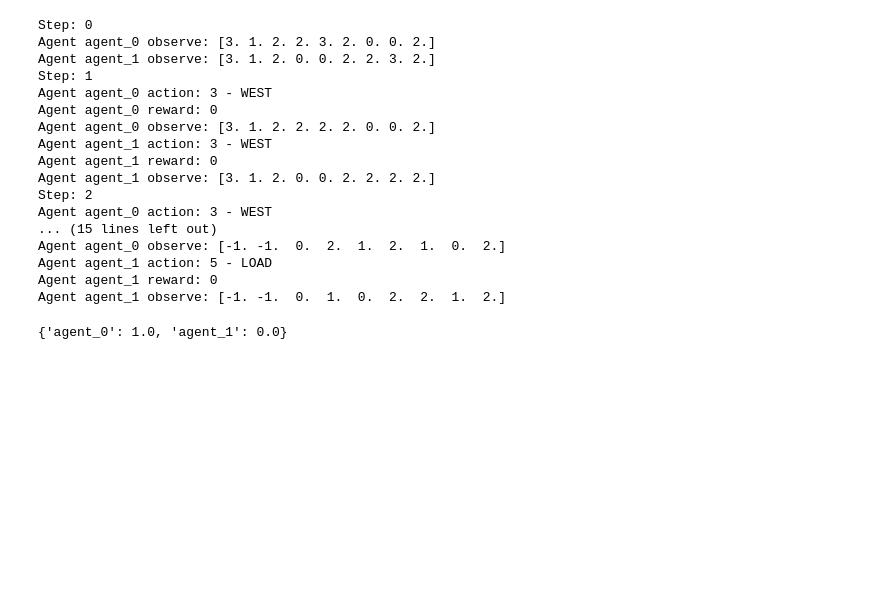
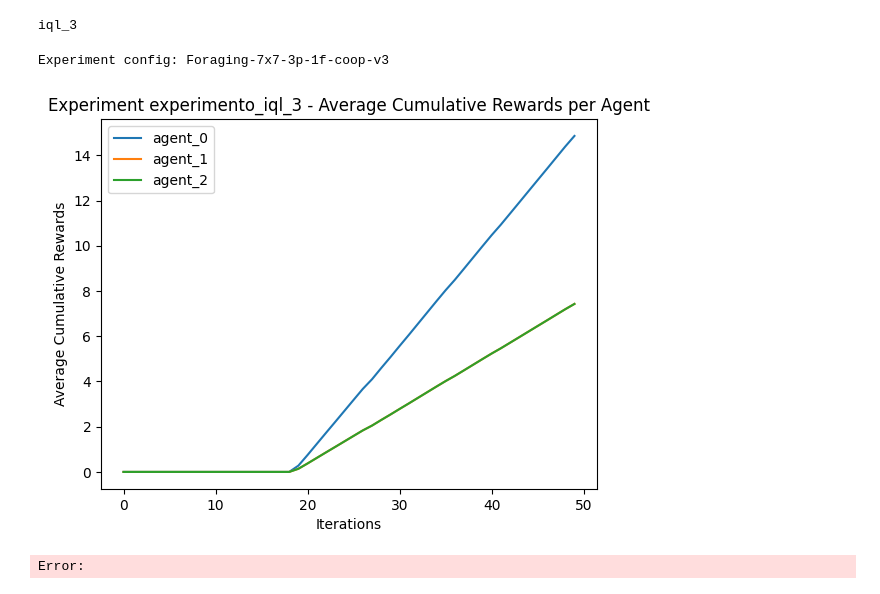
Before and after one commit to GuDuck/Simultaneous-Games, a Jupyter notebook: IQL.ipynb, the cells around one changed output. Drawn from its saved outputs; the diff is of its cells as text; code cells hidden in the pictures; blank space fills up the shorter version.

```diff
--- a/IQL.ipynb
+++ b/IQL.ipynb
@@ -195,10 +206,7 @@ def entrenar_agente_tarea(configurations, config_id, save=False):
     return resultados_dict
 # %%
 # Armar lista de tareas: cada elemento es una tupla (config_id, config)
-tareas = [(config_id, config) for config_id, config in configurations.items() if config_id == '0']
+tareas = [(config_id, config) for config_id, config in configurations.items() if config_id == 'iql_3']
 
 # Número de procesos (podés limitarlo si querés)
 n_proc = min(len(tareas), cpu_count())
-
-with Pool(processes=n_proc) as pool:
-    resultados = pool.map(entrenar_agente_tarea, tareas)
@@ -226,0 +213,2 @@ plt.show()
+# %%
+config_keys = [tarea[0] for tarea in tareas]
@@ -227,24 +229,42 @@ plt.show()
+# %%
+import os
+
+experiments = {}
+for config_id in config_keys:
+    print(config_id)
+    path = f"./experiments/results_{config_id}.pkl"
+    if os.path.exists(path):
+        with open(path, "rb") as f:
+            experiment = pickle.load(f)
+            for key, val in experiment.items():
+                experiments[key] = val
+# %% [output]
+iql_3
 # %%
-for agent in game.agents:
-    agents[agent].learn = False
+for experiment_name, experiment in experiments.items():
+
+    print(f"Experiment config: {experiment['config']['game']}")
+
+    average_rewards = experiment['average_rewards']
+
+    for agent, rewards in average_rewards.items():
+        plt.plot(np.cumsum(rewards), label=agent)
+
+    plt.xlabel('Iterations')
+    plt.ylabel('Average Cumulative Rewards')
+    plt.title(f'Experiment {experiment_name} - Average Cumulative Rewards per Agent')
+    plt.legend()
+    plt.show()
+
+    experiment_agents = experiment['agents']
+    for agent in experiment_agents.keys():
+        experiment_agents[agent].exploring = False
+
+    game = experiment['game']
+
+    play_episode(game, experiment_agents, verbose=False, render=True)
+    game.reset()
+# %% [output]
+Experiment config: Foraging-7x7-3p-1f-coop-v3
+[figure, added]
+Error:
-# %%
-play_episode(game, agents, verbose=True, render=True)
-# %% [output]
-Step: 0
-Agent agent_0 observe: [3. 1. 2. 2. 3. 2. 0. 0. 2.]
-Agent agent_1 observe: [3. 1. 2. 0. 0. 2. 2. 3. 2.]
-Step: 1
-Agent agent_0 action: 3 - WEST
-Agent agent_0 reward: 0
-Agent agent_0 observe: [3. 1. 2. 2. 2. 2. 0. 0. 2.]
-Agent agent_1 action: 3 - WEST
-Agent agent_1 reward: 0
-Agent agent_1 observe: [3. 1. 2. 0. 0. 2. 2. 2. 2.]
-Step: 2
-Agent agent_0 action: 3 - WEST
-... (15 lines left out)
-Agent agent_0 observe: [-1. -1.  0.  2.  1.  2.  1.  0.  2.]
-Agent agent_1 action: 5 - LOAD
-Agent agent_1 reward: 0
-Agent agent_1 observe: [-1. -1.  0.  1.  0.  2.  2.  1.  2.]
-{'agent_0': 1.0, 'agent_1': 0.0}
```
Also changed, not shown: parts of 8 cells of this notebook, 7 other files.
